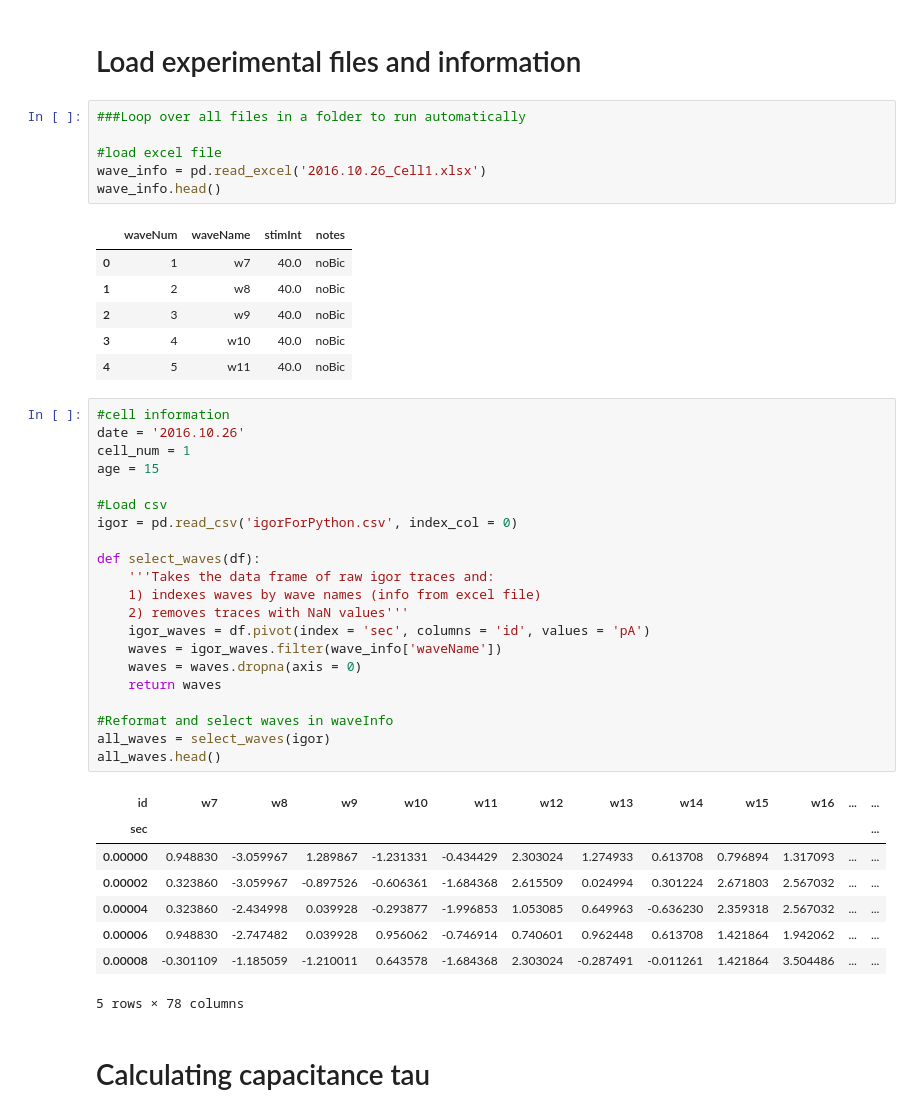
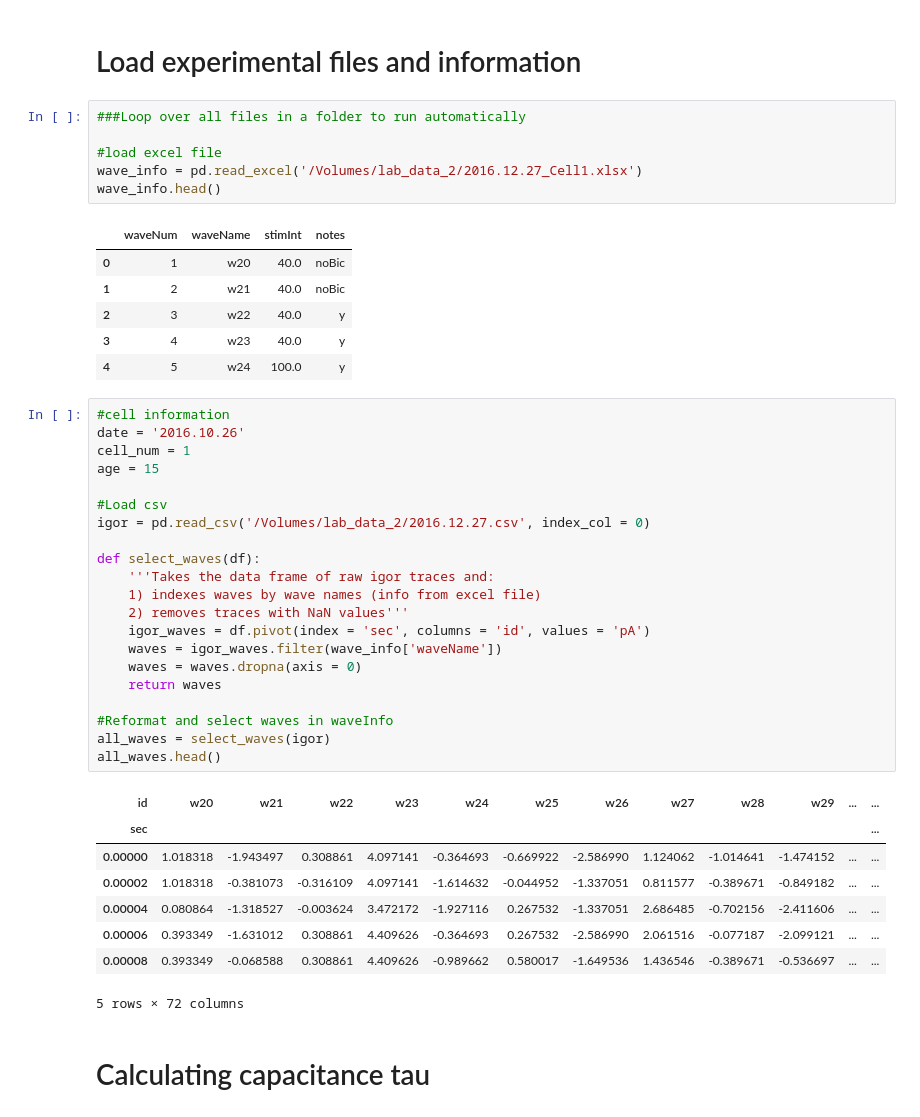
Before and after one commit to yuwie10/ephysAnalysis, a Jupyter notebook: ephysAnalysis2.ipynb, the cells around one changed output. Saved outputs shown, nothing was run; the diff lists cells and outputs as text.

```diff
--- a/ephysAnalysis2.ipynb
+++ b/ephysAnalysis2.ipynb
@@ -42,45 +42,45 @@ tau_threshold = 0.001
 ###Loop over all files in a folder to run automatically
 
 #load excel file
-wave_info = pd.read_excel('2016.10.26_Cell1.xlsx')
+wave_info = pd.read_excel('/Volumes/lab_data_2/2016.12.27_Cell1.xlsx')
 wave_info.head()
 # %% [output]
 |  | waveNum | waveName | stimInt | notes |
-| 0 | 1 | w7 | 40.0 | noBic |
-| 1 | 2 | w8 | 40.0 | noBic |
-| 2 | 3 | w9 | 40.0 | noBic |
-| 3 | 4 | w10 | 40.0 | noBic |
-| 4 | 5 | w11 | 40.0 | noBic |
+| 0 | 1 | w20 | 40.0 | noBic |
+| 1 | 2 | w21 | 40.0 | noBic |
+| 2 | 3 | w22 | 40.0 | y |
+| 3 | 4 | w23 | 40.0 | y |
+| 4 | 5 | w24 | 100.0 | y |
 # %%
 #cell information
 date = '2016.10.26'
 cell_num = 1
 age = 15
 
 #Load csv
-igor = pd.read_csv('igorForPython.csv', index_col = 0)
+igor = pd.read_csv('/Volumes/lab_data_2/2016.12.27.csv', index_col = 0)
 
 def select_waves(df):
     '''Takes the data frame of raw igor traces and:
     1) indexes waves by wave names (info from excel file)
     2) removes traces with NaN values'''
     igor_waves = df.pivot(index = 'sec', columns = 'id', values = 'pA')
     waves = igor_waves.filter(wave_info['waveName'])
     waves = waves.dropna(axis = 0)
     return waves
 
 #Reformat and select waves in waveInfo
 all_waves = select_waves(igor)
 all_waves.head()
 # %% [output]
-| id | w7 | w8 | w9 | w10 | w11 | w12 | w13 | w14 | w15 | w16 | ... | ... |
+| id | w20 | w21 | w22 | w23 | w24 | w25 | w26 | w27 | w28 | w29 | ... | ... |
 | sec |  |  |  |  |  |  |  |  |  |  |  | ... |
-| 0.00000 | 0.948830 | -3.059967 | 1.289867 | -1.231331 | -0.434429 | 2.303024 | 1.274933 | 0.613708 | 0.796894 | 1.317093 | ... | ... |
-| 0.00002 | 0.323860 | -3.059967 | -0.897526 | -0.606361 | -1.684368 | 2.615509 | 0.024994 | 0.301224 | 2.671803 | 2.567032 | ... | ... |
-| 0.00004 | 0.323860 | -2.434998 | 0.039928 | -0.293877 | -1.996853 | 1.053085 | 0.649963 | -0.636230 | 2.359318 | 2.567032 | ... | ... |
-| 0.00006 | 0.948830 | -2.747482 | 0.039928 | 0.956062 | -0.746914 | 0.740601 | 0.962448 | 0.613708 | 1.421864 | 1.942062 | ... | ... |
-| 0.00008 | -0.301109 | -1.185059 | -1.210011 | 0.643578 | -1.684368 | 2.303024 | -0.287491 | -0.011261 | 1.421864 | 3.504486 | ... | ... |
+| 0.00000 | 1.018318 | -1.943497 | 0.308861 | 4.097141 | -0.364693 | -0.669922 | -2.586990 | 1.124062 | -1.014641 | -1.474152 | ... | ... |
+| 0.00002 | 1.018318 | -0.381073 | -0.316109 | 4.097141 | -1.614632 | -0.044952 | -1.337051 | 0.811577 | -0.389671 | -0.849182 | ... | ... |
+| 0.00004 | 0.080864 | -1.318527 | -0.003624 | 3.472172 | -1.927116 | 0.267532 | -1.337051 | 2.686485 | -0.702156 | -2.411606 | ... | ... |
+| 0.00006 | 0.393349 | -1.631012 | 0.308861 | 4.409626 | -0.364693 | 0.267532 | -2.586990 | 2.061516 | -0.077187 | -2.099121 | ... | ... |
+| 0.00008 | 0.393349 | -0.068588 | 0.308861 | 4.409626 | -0.989662 | 0.580017 | -1.649536 | 1.436546 | -0.389671 | -0.536697 | ... | ... |
-5 rows × 78 columns
+5 rows × 72 columns
 # %% [markdown]
 # Calculating capacitance tau
 # %%
```
Also changed, not shown: 3 other files.
